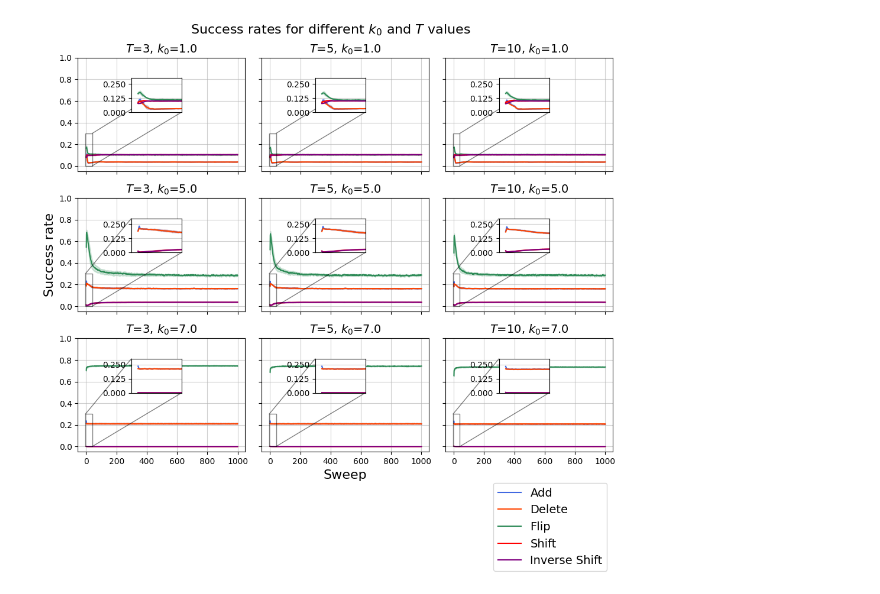
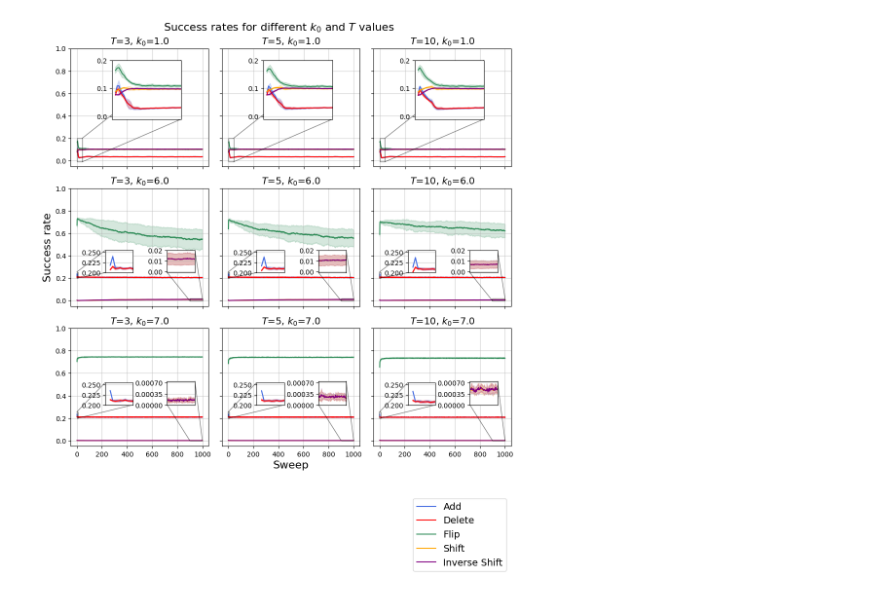
Before and after one commit to sedadenboer/CDT, a Jupyter notebook: src/2+1/experiments/hoi.ipynb, the cells around one changed output. Drawn from its saved outputs; the diff is of its cells as text; code cells hidden in the pictures.

```diff
--- a/src/2+1/experiments/hoi.ipynb
+++ b/src/2+1/experiments/hoi.ipynb
@@ -113,9 +113,9 @@ plt.savefig('plots/acceptance_ratios/acceptance_probabilities_T.png', dpi=400, b
 # %%
-k0_values = [1.0, 5.0, 7.0]
+k0_values = [1.0, 6.0, 7.0]
 N_values = [3000, 6000, 9000]
 T = 3
 
-fig, axes = plt.subplots(len(k0_values), len(N_values), figsize=(10, 10))
+fig, axes = plt.subplots(len(k0_values), len(N_values), figsize=(10, 12))
 
 for i, k0 in enumerate(k0_values):
     for j, N in enumerate(N_values):
@@ -155,19 +155,19 @@ for i, k0 in enumerate(k0_values):
 
         ax = axes[i, j]
         sns.lineplot(data=df_ar_add, x='sweep', y='ar', errorbar='sd', label='Add', color='royalblue', ax=ax)
-        sns.lineplot(data=df_ar_delete, x='sweep', y='ar', errorbar='sd', label='Delete', color='orangered', ax=ax)
+        sns.lineplot(data=df_ar_delete, x='sweep', y='ar', errorbar='sd', label='Delete', color='red', ax=ax)
         sns.lineplot(data=df_ar_flip, x='sweep', y='ar', errorbar='sd', label='Flip', color='seagreen', ax=ax)
-        sns.lineplot(data=df_ar_shift, x='sweep', y='ar', errorbar='sd', label='Shift', color='red', ax=ax)
+        sns.lineplot(data=df_ar_shift, x='sweep', y='ar', errorbar='sd', label='Shift', color='orange', ax=ax)
         sns.lineplot(data=df_ar_ishift, x='sweep', y='ar', errorbar='sd', label='Inverse Shift', color='purple', ax=ax)
         ax.set_title(f'$\widetilde{{N}}_{{31}}$={N}, $k_0$={k0}', fontsize=14)
         ax.grid(True, which="both", ls="-", alpha=0.6)
 
         # Add zoom-in box with y [0, 1] place in the center of the plot
-        axins = ax.inset_axes([0.3, 0.21, 0.3, 0.3])
+        axins = ax.inset_axes([0.3, 0.21, 0.3, 0.25])
         sns.lineplot(data=df_ar_add, x='sweep', y='ar', errorbar='sd', color='royalblue', ax=axins)
-        sns.lineplot(data=df_ar_delete, x='sweep', y='ar', errorbar='sd',color='orangered', ax=axins)
+        sns.lineplot(data=df_ar_delete, x='sweep', y='ar', errorbar='sd',color='red', ax=axins)
         sns.lineplot(data=df_ar_flip, x='sweep', y='ar', errorbar='sd', color='seagreen', ax=axins)
-        sns.lineplot(data=df_ar_shift, x='sweep', y='ar', errorbar='sd', color='red', ax=axins)
+        sns.lineplot(data=df_ar_shift, x='sweep', y='ar', errorbar='sd', color='orange', ax=axins)
         sns.lineplot(data=df_ar_ishift, x='sweep', y='ar', errorbar='sd',color='purple', ax=axins)
         axins.set_xlim(-5, 100)
         axins.set_ylim(0, 1)
@@ -192,14 +192,14 @@ for i, k0 in enumerate(k0_values):
         ax.get_legend().remove()
 
         if i == 1 and j == 0:
-            ax.set_ylabel('Acceptance probability', fontsize=16)
+            ax.set_ylabel('Acceptance ratio', fontsize=16)
 
         # If last row and middle column, add x label
         if i == 2 and j == 1:
             ax.set_xlabel('Sweep', fontsize=16)
 
 # Add general labels to the figure
-fig.suptitle('Acceptance probabilities for different $k_0$ and $\widetilde{N}_{31}$ values', fontsize=16)
+fig.suptitle('Acceptance ratios for different $k_0$ and $\widetilde{N}_{31}$ values', fontsize=16)
 
 # Remove rendundant legend labels
 handles, labels = plt.gca().get_legend_handles_labels()
@@ -215,10 +215,10 @@ plt.savefig('plots/acceptance_ratios/acceptance_probabilities_N.png', dpi=400, b
 # %%
-k0_values = [1.0, 5.0, 7.0]
+k0_values = [1.0, 6.0, 7.0]
 T_values = [3, 5, 10]
 target_volume = 3000
 ksteps = target_volume * 100
 
-fig, axes = plt.subplots(len(k0_values), len(T_values), figsize=(10, 10))
+fig, axes = plt.subplots(len(k0_values), len(T_values), figsize=(10, 12))
 
 for i, k0 in enumerate(k0_values):
     for j, T in enumerate(T_values):
@@ -263,24 +263,63 @@ for i, k0 in enumerate(k0_values):
 
         ax = axes[i, j]
         sns.lineplot(data=df_sr_add, x='sweep', y='sr', errorbar='sd', label='Add', color='royalblue', ax=ax)
-        sns.lineplot(data=df_sr_delete, x='sweep', y='sr', errorbar='sd', label='Delete', color='orangered', ax=ax)
+        sns.lineplot(data=df_sr_delete, x='sweep', y='sr', errorbar='sd', label='Delete', color='red', ax=ax)
         sns.lineplot(data=df_sr_flip, x='sweep', y='sr', errorbar='sd', label='Flip', color='seagreen', ax=ax)
-        sns.lineplot(data=df_sr_shift, x='sweep', y='sr', errorbar='sd', label='Shift', color='red', ax=ax)
+        sns.lineplot(data=df_sr_shift, x='sweep', y='sr', errorbar='sd', label='Shift', color='orange', ax=ax)
         sns.lineplot(data=df_sr_ishift, x='sweep', y='sr', errorbar='sd', label='Inverse Shift', color='purple', ax=ax)
         ax.set_title(f'$T$={T}, $k_0$={k0}', fontsize=14)
         ax.grid(True, which="both", ls="-", alpha=0.6)
 
         # Add zoom-in box with y [0, 1] place in the center of the plot
-        axins = ax.inset_axes([0.32, 0.52, 0.3, 0.3])
+        if i == 0:
+            axins = ax.inset_axes([0.3, 0.4, 0.5, 0.5])
+            axins.set_xlim(-1, 40)
+            axins.set_ylim(-0.01, 0.2)
+            axins.set_xticks([])
+            axins.set_yticks([0, 0.1, 0.2])
+        else:
+            if i == 1:
+                axins = ax.inset_axes([0.25, 0.285, 0.2, 0.19])
+                axins.set_xlim(-1, 10)
+                axins.set_ylim(0.2, 0.255)
+                axins.set_xticks([])
+                axins.set_yticks([0.2, 0.225, 0.25])
+
+                # Add a second zoom-in box for the last row
+                axins2 = ax.inset_axes([0.7, 0.285, 0.2, 0.19])
+                axins2.set_xlim(900, 1000)
+                axins2.set_ylim(-0.001, 0.02)
+                axins2.set_xticks([])
+                axins2.set_yticks([0, 0.01, 0.02])
+            elif i == 2:
+                axins = ax.inset_axes([0.25, 0.35, 0.2, 0.19])
+                axins.set_xlim(-1, 10)
+                axins.set_ylim(0.2, 0.255)
+                axins.set_xticks([])
+                axins.set_yticks([0.2, 0.225, 0.25])
+
+                # Add a second zoom-in box for the last row
+                axins2 = ax.inset_axes([0.7, 0.35, 0.2, 0.2])
+                axins2.set_xlim(900, 1000)
+                axins2.set_ylim(0, 0.00075)
+                axins2.set_xticks([])
+                axins2.set_yticks([0, 0.00035, 0.0007])
+
+            sns.lineplot(data=df_sr_add, x='sweep', y='sr', errorbar='sd', color='royalblue', ax=axins2)
+            sns.lineplot(data=df_sr_delete, x='sweep', y='sr', errorbar='sd',color='red', ax=axins2)
+            sns.lineplot(data=df_sr_flip, x='sweep', y='sr', errorbar='sd', color='seagreen', ax=axins2)
+            sns.lineplot(data=df_sr_shift, x='sweep', y='sr', errorbar='sd', color='orange', ax=axins2)
+            sns.lineplot(data=df_sr_ishift, x='sweep', y='sr', errorbar='sd',color='purple', ax=axins2)
+            axins2.set_xlabel('')
+            axins2.set_ylabel('')
+            axins2.grid(True, which="both", ls="-", alpha=0.6)
+            ax.indicate_inset_zoom(axins2, edgecolor='black')
+
         sns.lineplot(data=df_sr_add, x='sweep', y='sr', errorbar='sd', color='royalblue', ax=axins)
-        sns.lineplot(data=df_sr_delete, x='sweep', y='sr', errorbar='sd',color='orangered', ax=axins)
+        sns.lineplot(data=df_sr_delete, x='sweep', y='sr', errorbar='sd',color='red', ax=axins)
         sns.lineplot(data=df_sr_flip, x='sweep', y='sr', errorbar='sd', color='seagreen', ax=axins)
-        sns.lineplot(data=df_sr_shift, x='sweep', y='sr', errorbar='sd', color='red', ax=axins)
+        sns.lineplot(data=df_sr_shift, x='sweep', y='sr', errorbar='sd', color='orange', ax=axins)
         sns.lineplot(data=df_sr_ishift, x='sweep', y='sr', errorbar='sd',color='purple', ax=axins)
-        axins.set_xlim(-5, 40)
-        axins.set_ylim(0, 0.3)
-        axins.set_xticks([])
-        axins.set_yticks([0, 0.125, 0.25])
         axins.set_xlabel('')
         axins.set_ylabel('')
         axins.grid(True, which="both", ls="-", alpha=0.6)
@@ -289,35 +328,35 @@ for i, k0 in enumerate(k0_values):
         # Remove x and y labels
         ax.set_xlabel('')
         ax.set_ylabel('')
+
         # Only keep axis ticks on the left and bottom
         if i != len(k0_values) - 1:
             ax.xaxis.set_major_formatter(NullFormatter())
             axins.xaxis.set_major_formatter(NullFormatter())
         if j != 0:
             ax.yaxis.set_major_formatter(NullFormatter())
         ax.get_legend().remove()
 
         ax.set_ylim(-0.05, 1)
         # If middle row and first column, add y label
         if i == 1 and j == 0:
             ax.set_ylabel('Success rate', fontsize=16)
-
         # If last row and middle column, add x label
         if i == 2 and j == 1:
             ax.set_xlabel('Sweep', fontsize=16)
 
 # Add general labels to the figure
 fig.suptitle('Success rates for different $k_0$ and $T$ values', fontsize=16)
 
 # Remove rendundant legend labels
 handles, labels = plt.gca().get_legend_handles_labels()
 by_label = dict(zip(labels, handles))
 plt.legend(by_label.values(), by_label.keys(), loc='lower right', bbox_to_anchor=(1, -1.1), fontsize=14)
 
 # Put the legend out of the figure
 plt.subplots_adjust(right=0.85)
 plt.tight_layout()
 plt.savefig('plots/success_rates/success_rates_T.png', dpi=400, bbox_inches='tight')
 # %% [output]
-[figure, old version]
+[figure, new version]
 # %%
```
Also changed, not shown: parts of 3 cells of this notebook, 8 other files.
